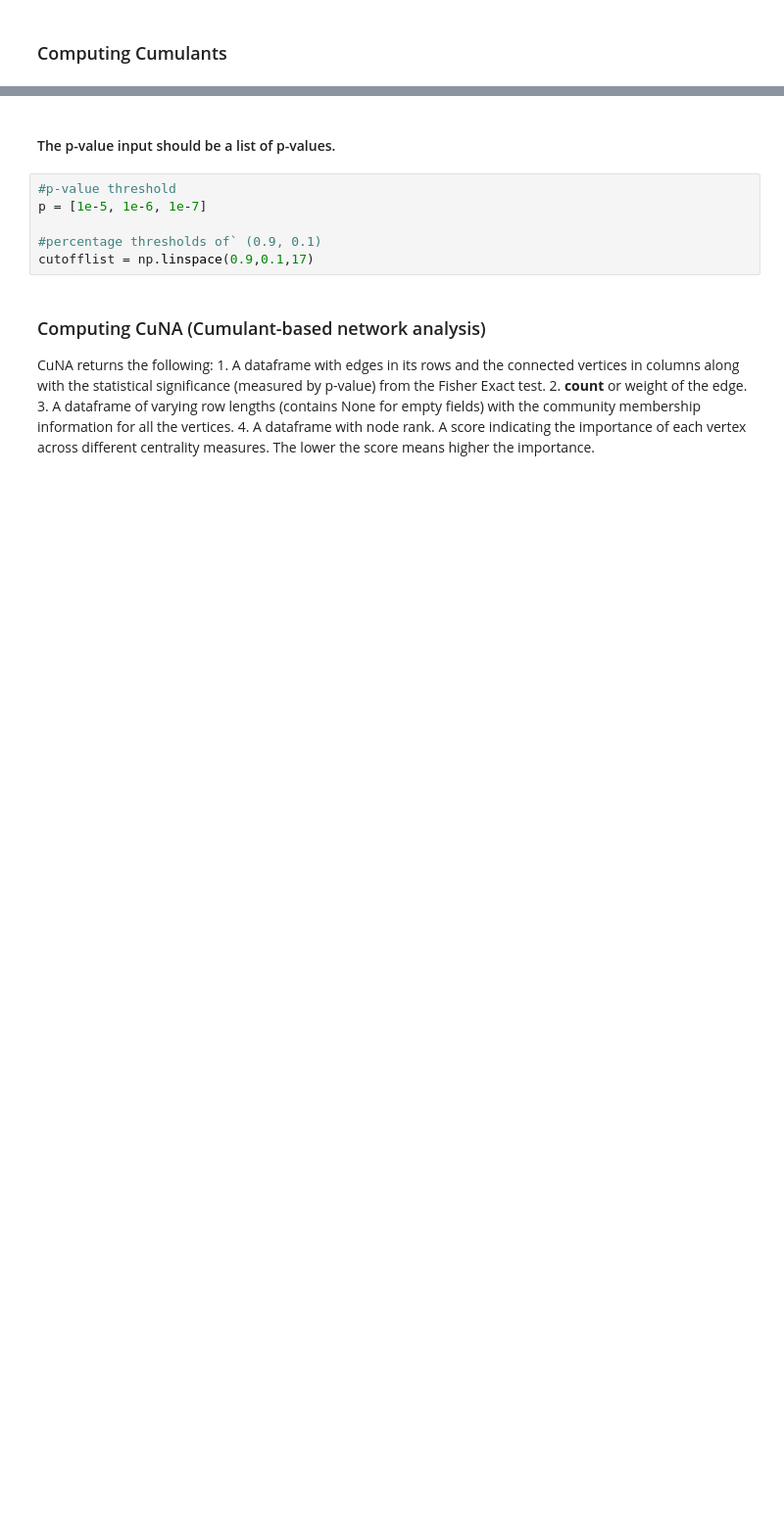
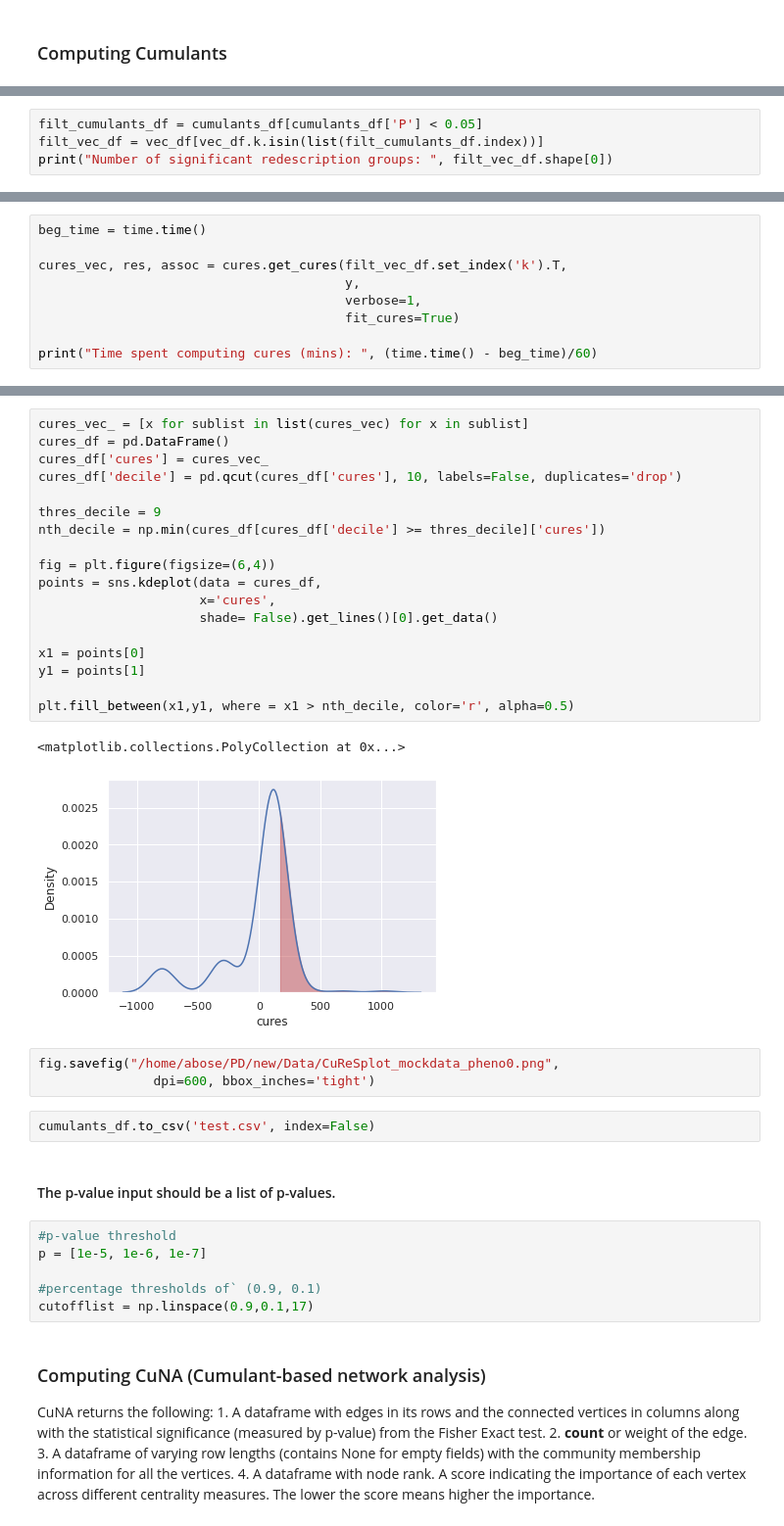
Before and after one commit to BiomedSciAI/Geno4SD, a Jupyter notebook: tutorials/CuNA.ipynb, the cells around one changed output, grey strips where cells are left out. Shown at 98% size. Drawn from its saved outputs; the diff is of its cells as text; blank space fills up the shorter version.

```diff
--- a/tutorials/CuNA.ipynb
+++ b/tutorials/CuNA.ipynb
@@ -35,0 +62,4 @@ Time spent computing cumulants (mins):  0.14253523747126262
+# %%
+filt_cumulants_df = cumulants_df[cumulants_df['P'] < 0.05]
+filt_vec_df = vec_df[vec_df.k.isin(list(filt_cumulants_df.index))]
+print("Number of significant redescription groups: ", filt_vec_df.shape[0])
@@ -35,0 +68,9 @@ Time spent computing cumulants (mins):  0.14253523747126262
+# %%
+beg_time = time.time()
+
+cures_vec, res, assoc = cures.get_cures(filt_vec_df.set_index('k').T,
+                                        y,
+                                        verbose=1,
+                                        fit_cures=True)
+
+print("Time spent computing cures (mins): ", (time.time() - beg_time)/60)
@@ -36,3 +95,29 @@ Time spent computing cumulants (mins):  0.14253523747126262
+# %%
+cures_vec_ = [x for sublist in list(cures_vec) for x in sublist]
+cures_df = pd.DataFrame()
+cures_df['cures'] = cures_vec_
+cures_df['decile'] = pd.qcut(cures_df['cures'], 10, labels=False, duplicates='drop')
+
+thres_decile = 9
+nth_decile = np.min(cures_df[cures_df['decile'] >= thres_decile]['cures'])
+
+fig = plt.figure(figsize=(6,4))
+points = sns.kdeplot(data = cures_df,
+                     x='cures',
+                     shade= False).get_lines()[0].get_data()
+
+x1 = points[0]
+y1 = points[1]
+
+plt.fill_between(x1,y1, where = x1 > nth_decile, color='r', alpha=0.5)
+# %% [output]
+<matplotlib.collections.PolyCollection at 0x...>
+[figure, added]
+# %%
+fig.savefig("/home/abose/PD/new/Data/CuReSplot_mockdata_pheno0.png",
+               dpi=600, bbox_inches='tight')
+# %%
+cumulants_df.to_csv('test.csv', index=False)
 # %% [markdown]
 #### The p-value input should be a list of p-values.
 # %%
```
Also changed, not shown: parts of 14 cells of this notebook, 4 other files.
